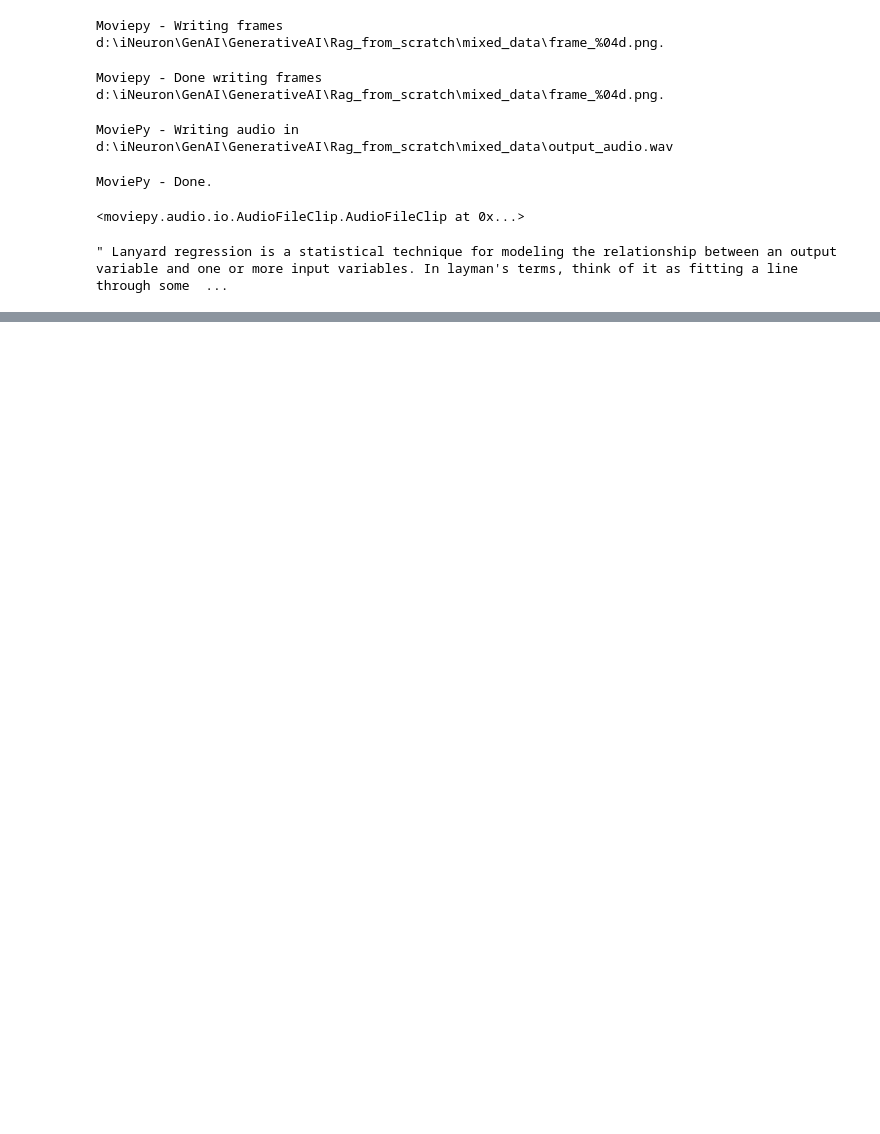
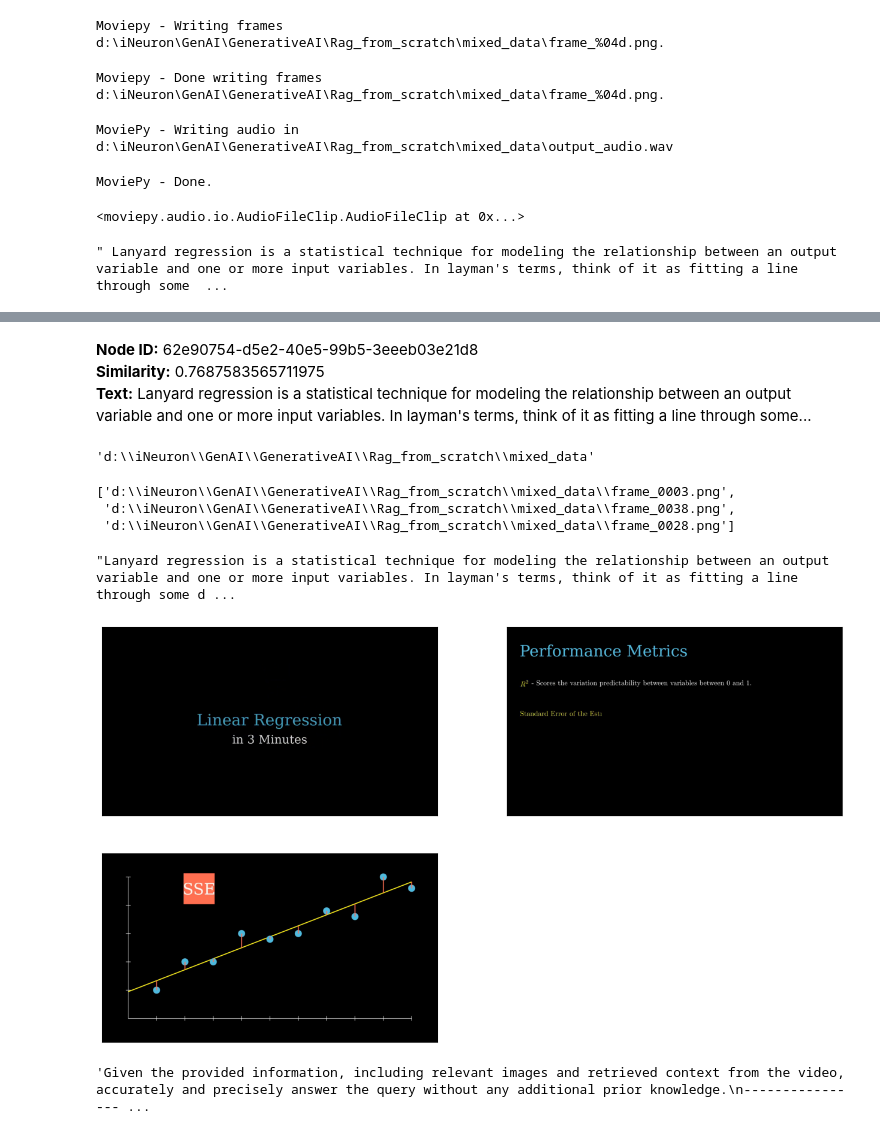
Before and after one commit to sahilkumar15/GenerativeAI, a Jupyter notebook: Rag_from_scratch/4_multimodal_rag.ipynb, the cells around one changed output, grey strips where cells are left out. Drawn from its saved outputs; the diff is of its cells as text; code cells hidden in the pictures; blank space fills up the shorter version.

```diff
--- a/Rag_from_scratch/4_multimodal_rag.ipynb
+++ b/Rag_from_scratch/4_multimodal_rag.ipynb
@@ -208,0 +308,10 @@ Text successfully written to d:\iNeuron\GenAI\GenerativeAI\Rag_from_scratch\vide
+# %%
+retrieved_image=[]
+retrieved_text=[]
+# %%
+for res_node in retrieval_results:
+  if isinstance(res_node.node,ImageNode):
+    retrieved_image.append(res_node.node.metadata["file_path"])
+  else:
+     display_source_node(res_node, source_length=200)
+     retrieved_text.append(res_node.text)
@@ -208,0 +330,28 @@ Text successfully written to d:\iNeuron\GenAI\GenerativeAI\Rag_from_scratch\vide
+# %%
+def retrieve(retriever_engine, query_str):
+    retrieval_results = retriever_engine.retrieve(query_str)
+
+    retrieved_image = []
+    retrieved_text = []
+    for res_node in retrieval_results:
+        if isinstance(res_node.node, ImageNode):
+            retrieved_image.append(res_node.node.metadata["file_path"])
+        else:
+            display_source_node(res_node, source_length=200)
+            retrieved_text.append(res_node.text)
+
+    return retrieved_image, retrieved_text
+# %%
+img, txt = retrieve(retriever_engine=retriever_engine, query_str=query_str)
+# %% [output]
+**Node ID:** 62e90754-d5e2-40e5-99b5-3eeeb03e21d8<br>**Similarity:** 0.7687583565711975<br>**Text:** Lanyard regression is a statistical technique for modeling the relationship between an output variable and one or more input variables. In layman's terms, think of it as fitting a line through some...<br>
+# %%
+output_folder
+# %% [output]
+'d:\\iNeuron\\GenAI\\GenerativeAI\\Rag_from_scratch\\mixed_data'
+# %%
+img
+# %% [output]
+['d:\\iNeuron\\GenAI\\GenerativeAI\\Rag_from_scratch\\mixed_data\\frame_0003.png',
+ 'd:\\iNeuron\\GenAI\\GenerativeAI\\Rag_from_scratch\\mixed_data\\frame_0038.png',
+ 'd:\\iNeuron\\GenAI\\GenerativeAI\\Rag_from_scratch\\mixed_data\\frame_0028.png']
@@ -208,0 +362,13 @@ Text successfully written to d:\iNeuron\GenAI\GenerativeAI\Rag_from_scratch\vide
+# %%
+context_str = "".join(txt)
+context_str
+# %% [output]
+"Lanyard regression is a statistical technique for modeling the relationship between an output variable and one or more input variables. In layman's terms, think of it as fitting a line through some d ...
+# %%
+plot_images(img)
+# %% [output]
+[figure, added]
+# %%
+qa_tmpl_str2
+# %% [output]
+'Given the provided information, including relevant images and retrieved context from the video,     accurately and precisely answer the query without any additional prior knowledge.\n---------------- ...
```
Also changed, not shown: parts of 30 cells of this notebook, 53 other files.
